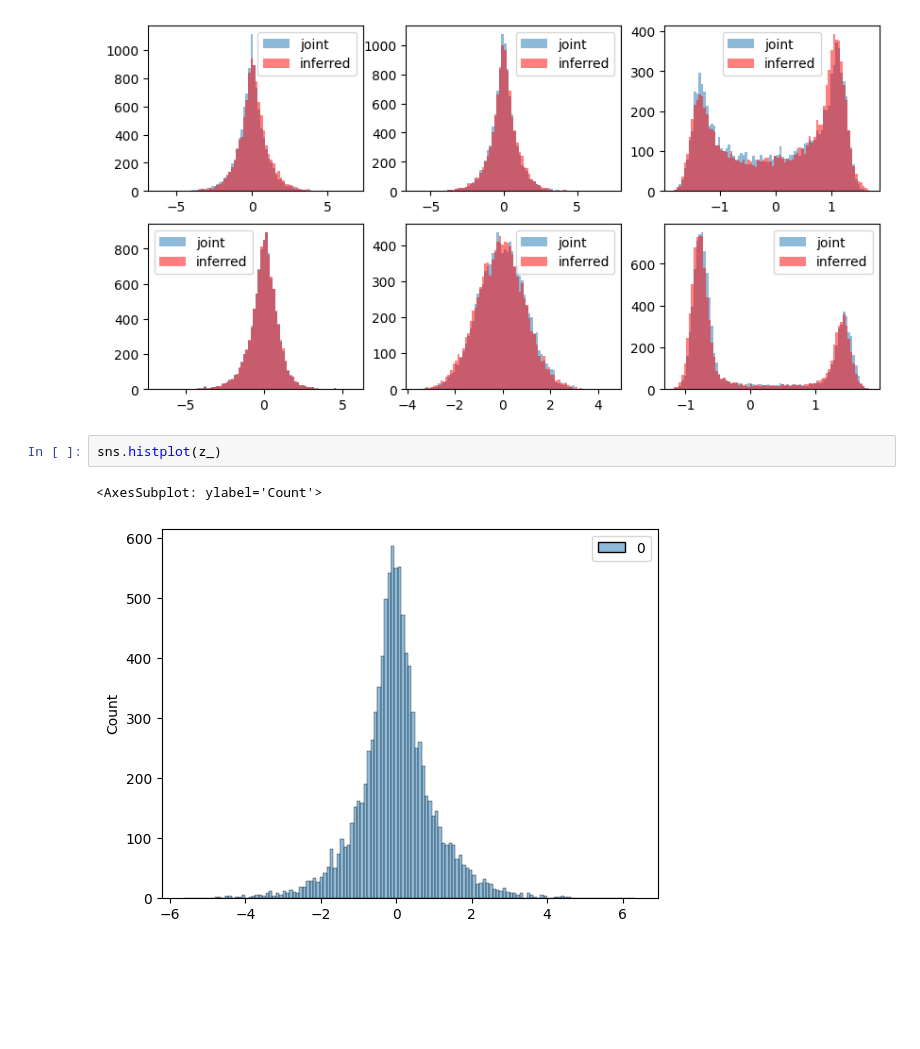
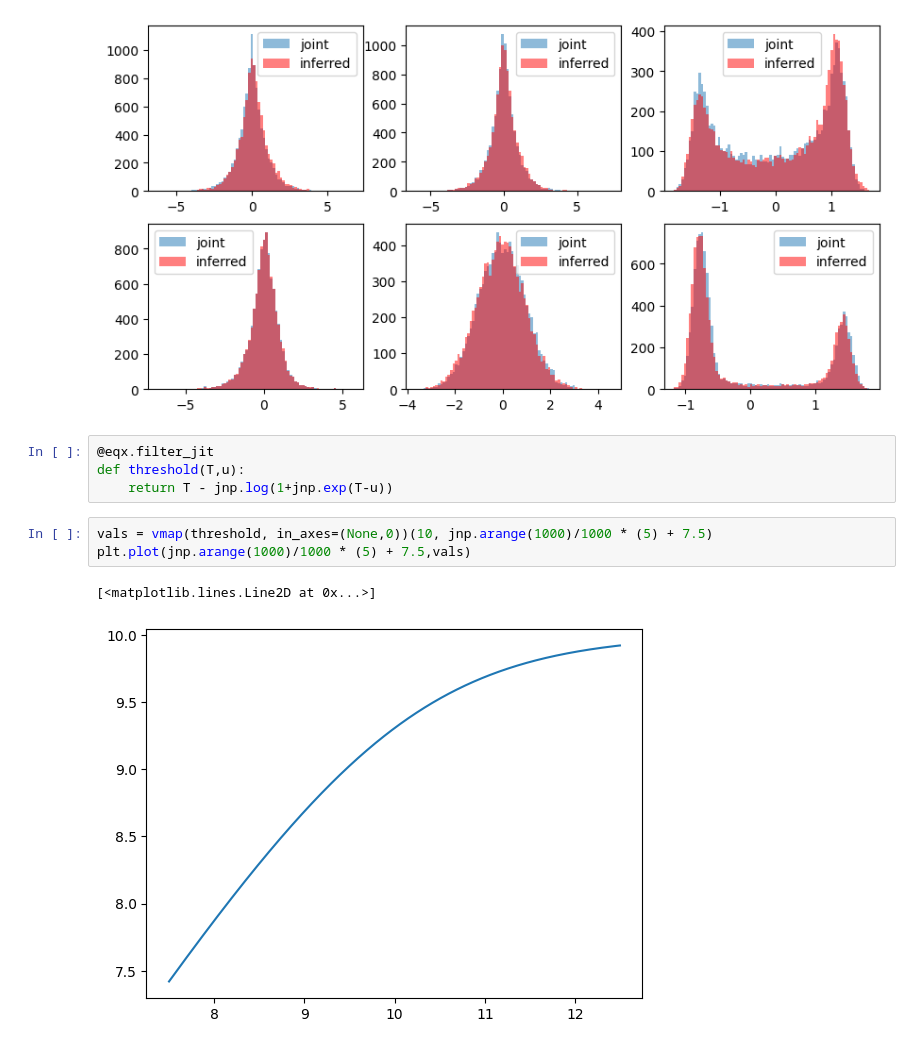
Before and after one commit to aldopareja/CNF-diff-probprog, a Jupyter notebook: CNF_demo.ipynb, the cells around one changed output. Cells and saved outputs as stored; diff of their text form; blank space fills up the shorter version.

```diff
--- a/CNF_demo.ipynb
+++ b/CNF_demo.ipynb
@@ -39,8 +41,13 @@ for i,(z,z_) in enumerate(zip(all_z_batches,all_z_batches_hat)):
     axs[row,col].legend()
 # %% [output]
 [figure]
-# %%
-sns.histplot(z_)
-# %% [output]
-<AxesSubplot: ylabel='Count'>
-[figure, removed]
+# %%
+@eqx.filter_jit
+def threshold(T,u):
+    return T - jnp.log(1+jnp.exp(T-u))
+# %%
+vals = vmap(threshold, in_axes=(None,0))(10, jnp.arange(1000)/1000 * (5) + 7.5)
+plt.plot(jnp.arange(1000)/1000 * (5) + 7.5,vals)
+# %% [output]
+[<matplotlib.lines.Line2D at 0x...>]
+[figure, added]
```
Also changed, not shown: parts of 1 cell of this notebook, 2 other files.
